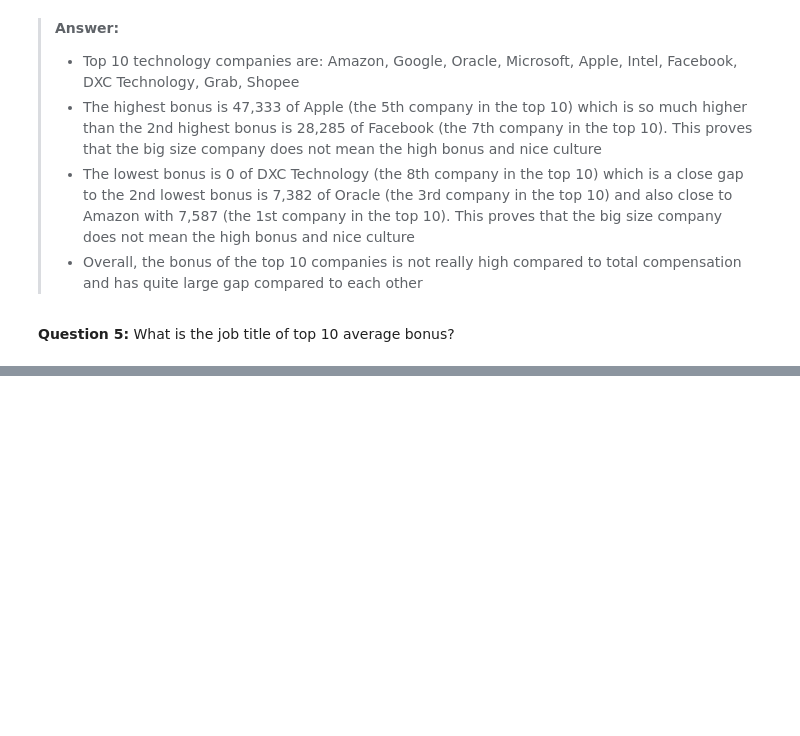
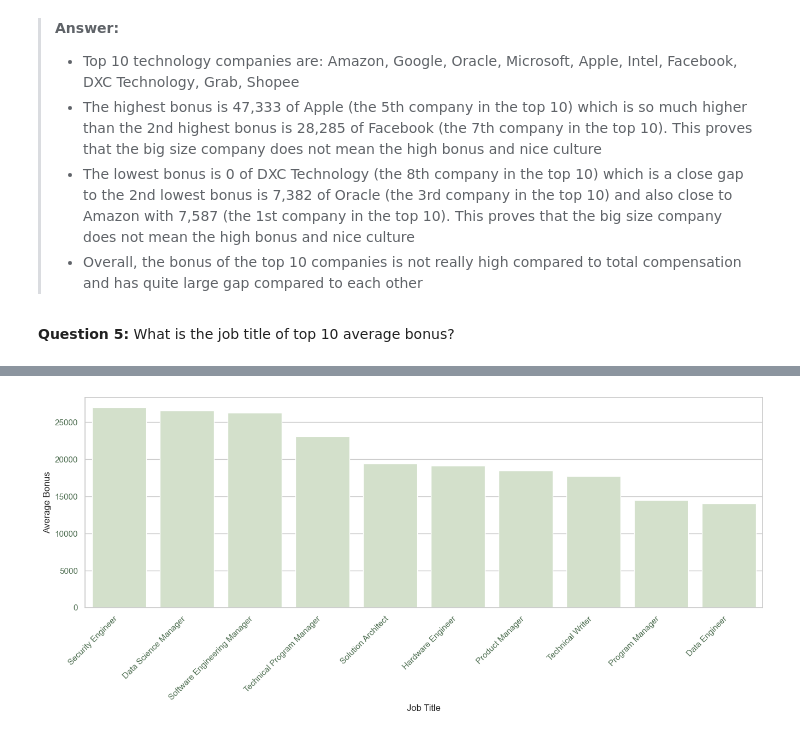
Before and after one commit to Namiscrea7or/SWE-Salary, a Jupyter notebook: notebooks/3-exploration.ipynb, the cells around one changed output, grey strips where cells are left out. Cells and saved outputs as stored; diff of their text form; code cells hidden in the pictures; blank space fills up the shorter version.

```diff
--- a/notebooks/3-exploration.ipynb
+++ b/notebooks/3-exploration.ipynb
@@ -362,3 +362,9 @@ ax = sns.barplot(data=top_10_companies_bonus, x="company", y= "avg_bonus", color
 > - Overall, the bonus of the top 10 companies is not really high compared to total compensation and has quite large gap compared to each other
 # %% [markdown]
 **Question 5:** What is the job title of top 10 average bonus?
+# %%
+# Get the top 10 job title with highest average bonus
+top_10_job_title_bonus = pd.DataFrame()
+top_10_job_title_bonus["avg_bonus"] = cleaned_data.groupby("job_title")["bonus"].mean()
+top_10_job_title_bonus = top_10_job_title_bonus.sort_values(by="avg_bonus", ascending=False).head(10)
+top_10_job_title_bonus
@@ -364,0 +384,13 @@ ax = sns.barplot(data=top_10_companies_bonus, x="company", y= "avg_bonus", color
+# %%
+# Visualize the top 10 job title with highest average total compensation
+plt.figure(figsize=(16, 5))
+plt.xticks(rotation=45)
+plt.xticks(ha='right')
+plt.xticks(color='#4F6F52')
+plt.yticks(color='#4F6F52')
+plt.xlabel("Job Title")
+plt.ylabel("Average Bonus")
+sns.set(style="whitegrid")
+ax = sns.barplot(data=top_10_job_title_bonus, x="job_title", y= "avg_bonus", color="#D2E3C8")
+# %% [output]
+[figure, added]
```
Also changed, not shown: parts of 16 cells of this notebook.
